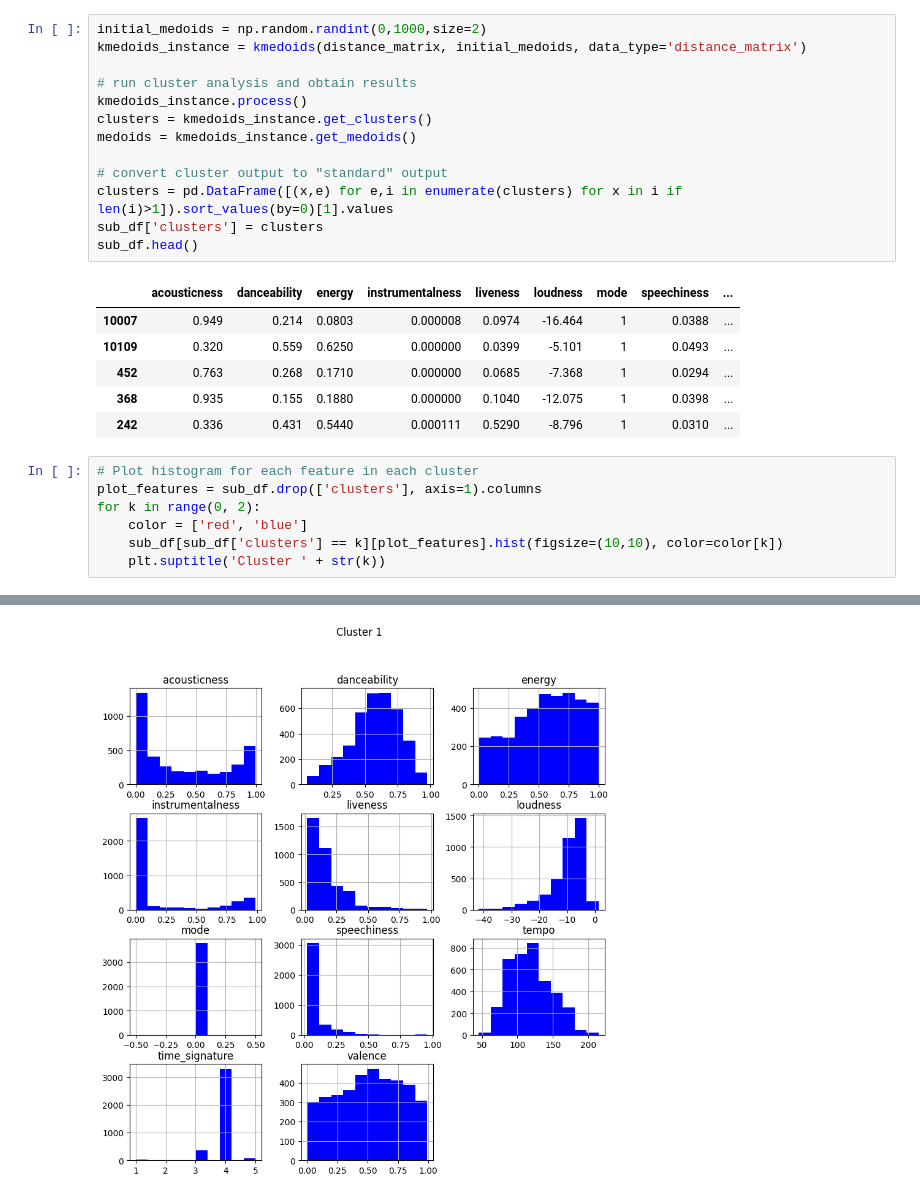
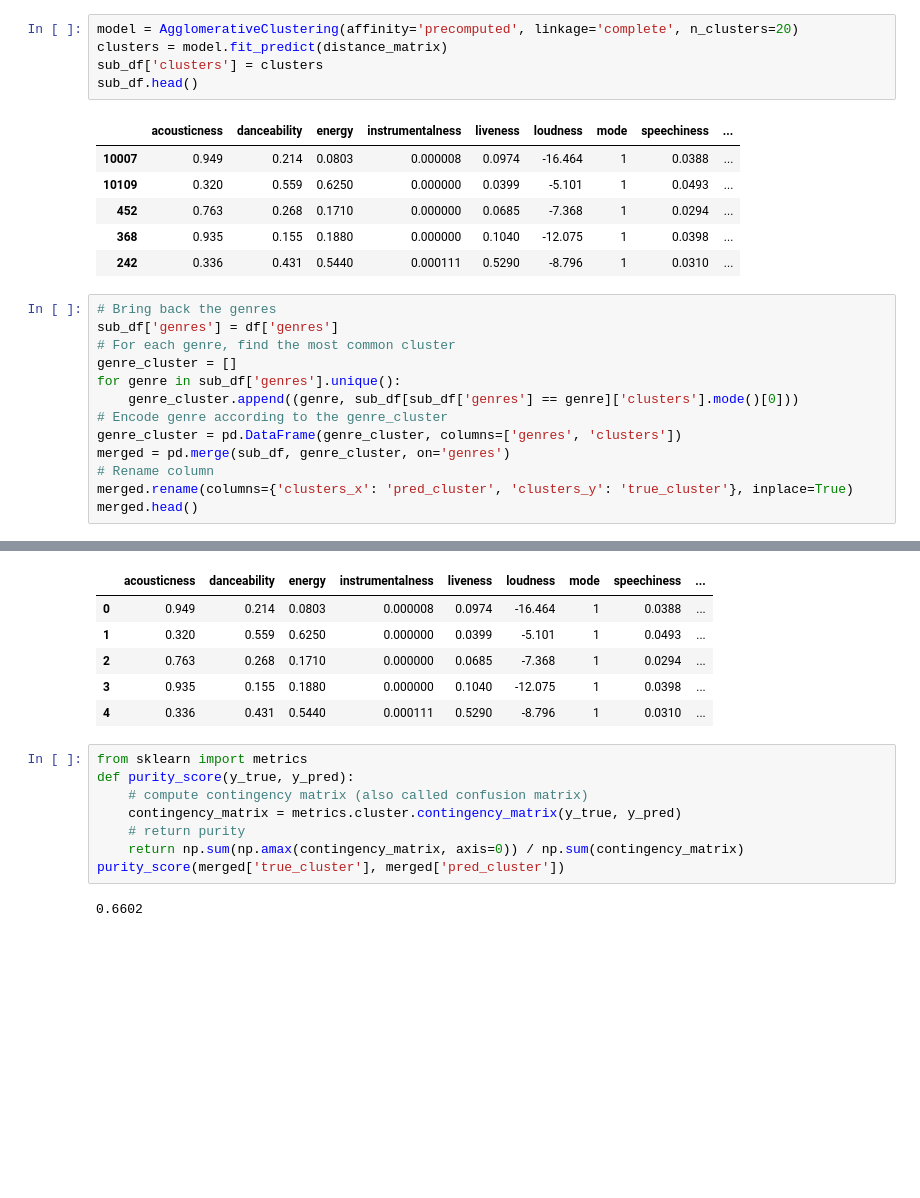
Before and after one commit to ninh-nd/spotify-rec, a Jupyter notebook: seed/data.ipynb, the cells around one changed output, grey strips where cells are left out. Drawn from its saved outputs; the diff is of its cells as text; blank space fills up the shorter version.

Commit message:
20 clusters

```diff
--- a/seed/data.ipynb
+++ b/seed/data.ipynb
@@ -228,14 +181,6 @@ for k in k_cand:
 # %%
-initial_medoids = np.random.randint(0,1000,size=2)
-kmedoids_instance = kmedoids(distance_matrix, initial_medoids, data_type='distance_matrix')
-
-# run cluster analysis and obtain results
-kmedoids_instance.process()
-clusters = kmedoids_instance.get_clusters()
-medoids = kmedoids_instance.get_medoids()
-
-# convert cluster output to "standard" output
-clusters = pd.DataFrame([(x,e) for e,i in enumerate(clusters) for x in i if len(i)>1]).sort_values(by=0)[1].values
+model = AgglomerativeClustering(affinity='precomputed', linkage='complete', n_clusters=20)
+clusters = model.fit_predict(distance_matrix)
 sub_df['clusters'] = clusters
 sub_df.head()
 # %% [output]
@@ -246,10 +191,16 @@ sub_df.head()
 | 368 | 0.935 | 0.155 | 0.1880 | 0.000000 | 0.1040 | -12.075 | 1 | 0.0398 | ... |
 | 242 | 0.336 | 0.431 | 0.5440 | 0.000111 | 0.5290 | -8.796 | 1 | 0.0310 | ... |
 # %%
-# Plot histogram for each feature in each cluster
-plot_features = sub_df.drop(['clusters'], axis=1).columns
-for k in range(0, 2):
-    color = ['red', 'blue']
-    sub_df[sub_df['clusters'] == k][plot_features].hist(figsize=(10,10), color=color[k])
-    plt.suptitle('Cluster ' + str(k))
+# Bring back the genres
+sub_df['genres'] = df['genres']
+# For each genre, find the most common cluster
+genre_cluster = []
+for genre in sub_df['genres'].unique():
+    genre_cluster.append((genre, sub_df[sub_df['genres'] == genre]['clusters'].mode()[0]))
+# Encode genre according to the genre_cluster
+genre_cluster = pd.DataFrame(genre_cluster, columns=['genres', 'clusters'])
+merged = pd.merge(sub_df, genre_cluster, on='genres')
+# Rename column
+merged.rename(columns={'clusters_x': 'pred_cluster', 'clusters_y': 'true_cluster'}, inplace=True)
+merged.head()
 # %% [output]
@@ -257 +207,16 @@ for k in range(0, 2):
-[figure, removed]
+|  | acousticness | danceability | energy | instrumentalness | liveness | loudness | mode | speechiness | ... |
+| 0 | 0.949 | 0.214 | 0.0803 | 0.000008 | 0.0974 | -16.464 | 1 | 0.0388 | ... |
+| 1 | 0.320 | 0.559 | 0.6250 | 0.000000 | 0.0399 | -5.101 | 1 | 0.0493 | ... |
+| 2 | 0.763 | 0.268 | 0.1710 | 0.000000 | 0.0685 | -7.368 | 1 | 0.0294 | ... |
+| 3 | 0.935 | 0.155 | 0.1880 | 0.000000 | 0.1040 | -12.075 | 1 | 0.0398 | ... |
+| 4 | 0.336 | 0.431 | 0.5440 | 0.000111 | 0.5290 | -8.796 | 1 | 0.0310 | ... |
+# %%
+from sklearn import metrics
+def purity_score(y_true, y_pred):
+    # compute contingency matrix (also called confusion matrix)
+    contingency_matrix = metrics.cluster.contingency_matrix(y_true, y_pred)
+    # return purity
+    return np.sum(np.amax(contingency_matrix, axis=0)) / np.sum(contingency_matrix)
+purity_score(merged['true_cluster'], merged['pred_cluster'])
+# %% [output]
+0.6602
```
Also changed, not shown: parts of 3 cells of this notebook.
